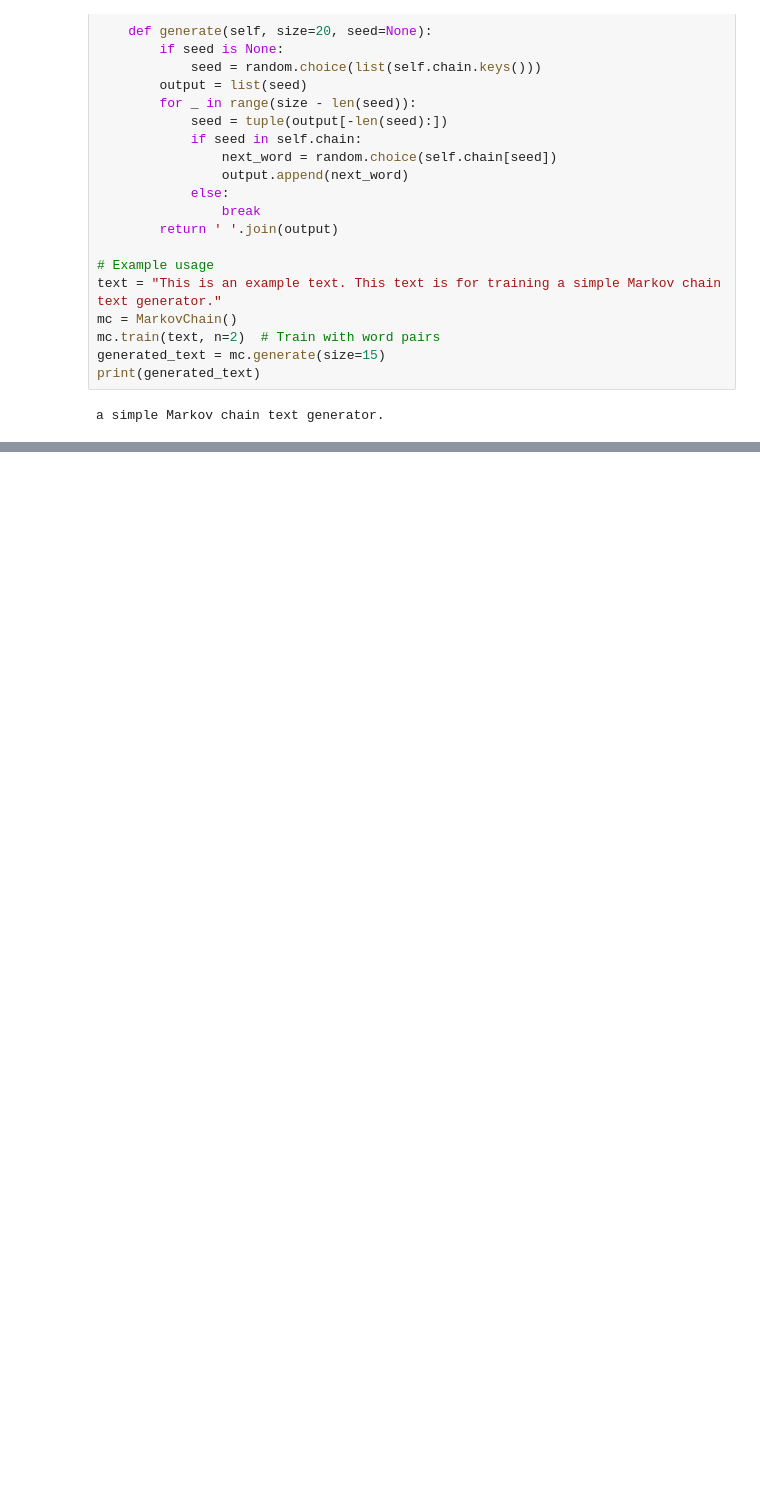
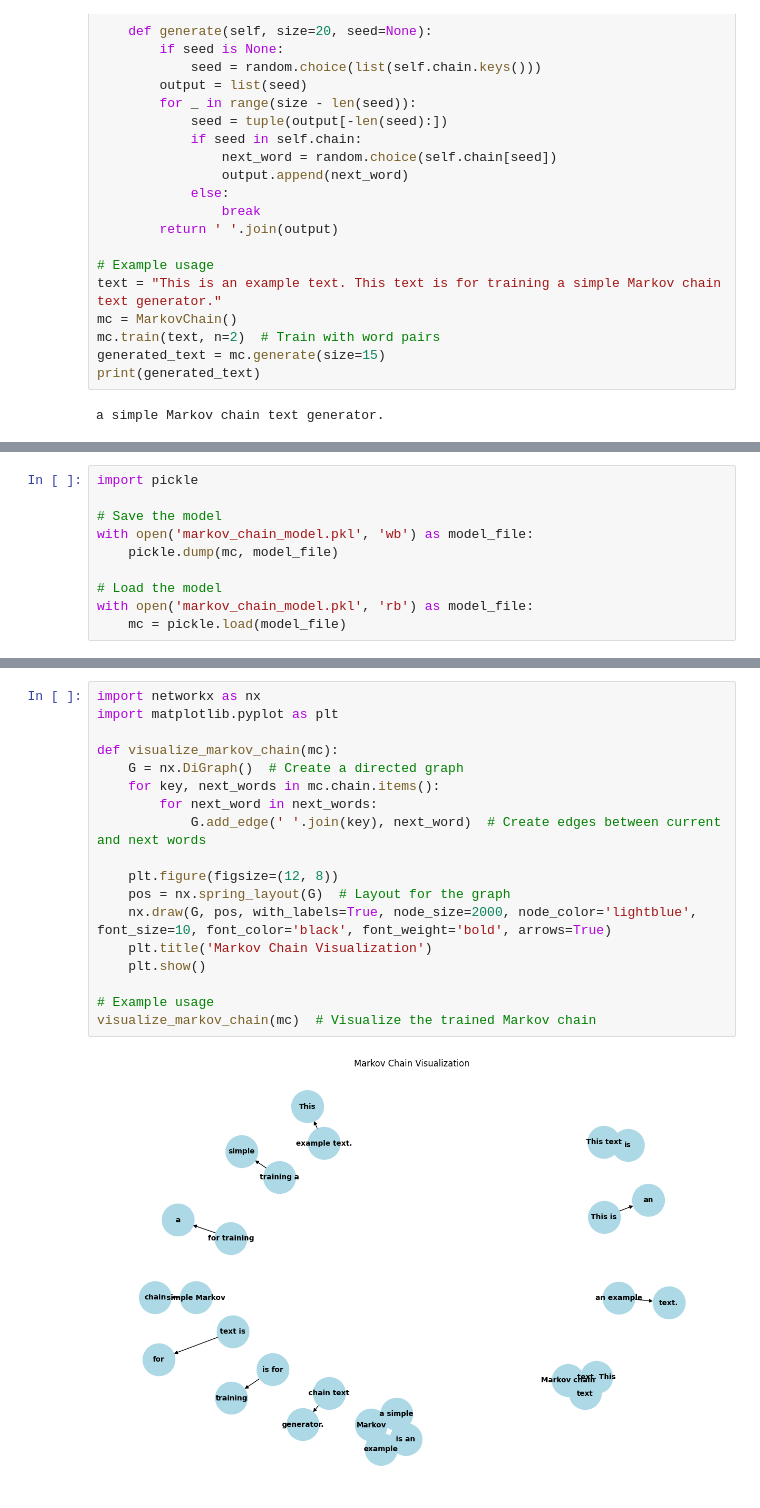
Before and after one commit to ghassantaleb/MarkovChainTextGenerator, a Jupyter notebook: MarkovChainTextGenerator.ipynb, the cells around one changed output, grey strips where cells are left out. Cells and saved outputs as stored; diff of their text form; blank space fills up the shorter version.

```diff
--- a/MarkovChainTextGenerator.ipynb
+++ b/MarkovChainTextGenerator.ipynb
@@ -52,0 +62,10 @@ a simple Markov chain text generator.
+# %%
+import pickle
+
+# Save the model
+with open('markov_chain_model.pkl', 'wb') as model_file:
+    pickle.dump(mc, model_file)
+
+# Load the model
+with open('markov_chain_model.pkl', 'rb') as model_file:
+    mc = pickle.load(model_file)
@@ -52,0 +87,20 @@ a simple Markov chain text generator.
+# %%
+import networkx as nx
+import matplotlib.pyplot as plt
+
+def visualize_markov_chain(mc):
+    G = nx.DiGraph()  # Create a directed graph
+    for key, next_words in mc.chain.items():
+        for next_word in next_words:
+            G.add_edge(' '.join(key), next_word)  # Create edges between current and next words
+
+    plt.figure(figsize=(12, 8))
+    pos = nx.spring_layout(G)  # Layout for the graph
+    nx.draw(G, pos, with_labels=True, node_size=2000, node_color='lightblue', font_size=10, font_color='black', font_weight='bold', arrows=True)
+    plt.title('Markov Chain Visualization')
+    plt.show()
+
+# Example usage
+visualize_markov_chain(mc)  # Visualize the trained Markov chain
+# %% [output]
+[figure, added]
```
Also changed, not shown: parts of 4 cells of this notebook.
